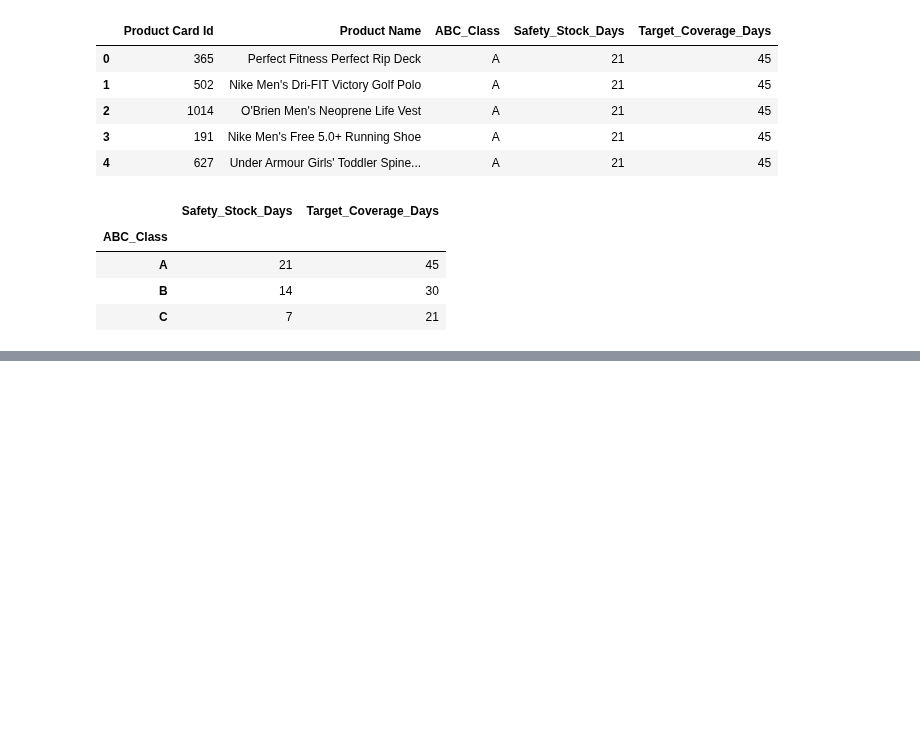
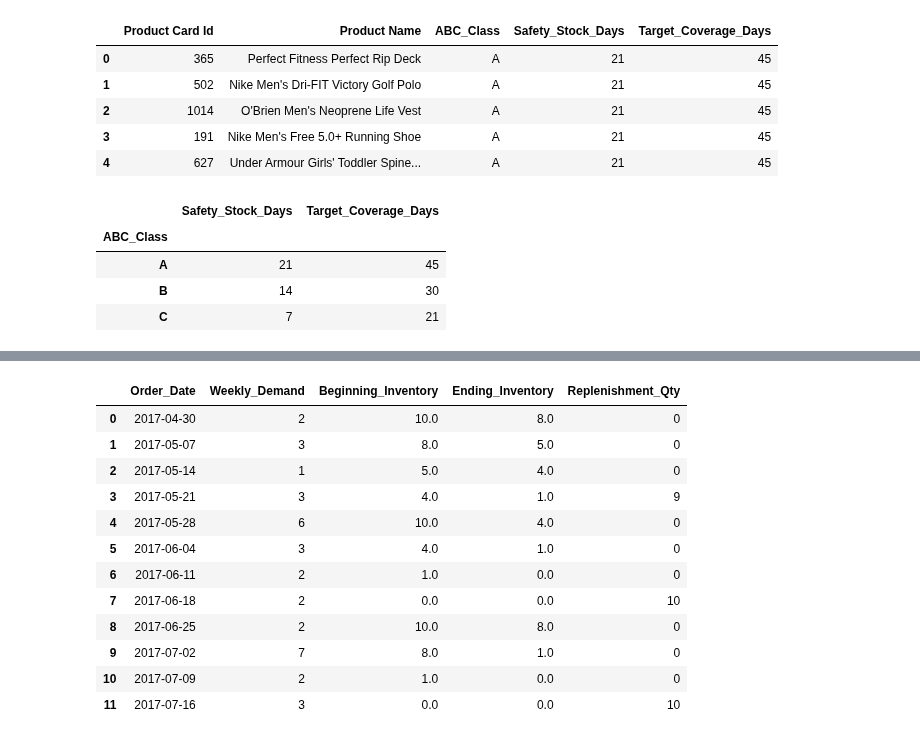
Before and after one commit to rsm-chl307/SupplyChain_Control_Tower_DataCo, a Jupyter notebook: notebooks/02_risk_metrics.ipynb, the cells around one changed output, grey strips where cells are left out. Saved outputs shown, nothing was run; the diff lists cells and outputs as text; code cells hidden in the pictures; blank space fills up the shorter version.

Commit message:
inventory on hand

```diff
--- a/notebooks/02_risk_metrics.ipynb
+++ b/notebooks/02_risk_metrics.ipynb
@@ -828,0 +1024,9 @@ inventory_policy.groupby(
+# %%
+# Inventory review cycle identifier
+
+inventory_snapshot["Review_Cycle"] = (
+    inventory_snapshot
+    .groupby("Product Card Id")
+    .cumcount()
+    // 4
+)
@@ -828,0 +1042,16 @@ inventory_policy.groupby(
+# %%
+# Inventory simulation metrics
+
+inventory_snapshot["Beginning_Inventory"] = np.nan
+
+inventory_snapshot["Ending_Inventory"] = np.nan
+
+inventory_snapshot["Replenishment_Qty"] = 0
+# %%
+# Target inventory level based on coverage policy
+
+inventory_snapshot["Target_Inventory"] = (
+    inventory_snapshot["Average_Daily_Demand"]
+    *
+    inventory_snapshot["Target_Coverage_Days"]
+).round().astype(int)
@@ -828,0 +1133,28 @@ inventory_policy.groupby(
+# %%
+inventory_snapshot[
+    inventory_snapshot["Product Card Id"]
+    ==
+    inventory_snapshot["Product Card Id"].iloc[0]
+][
+    [
+        "Order_Date",
+        "Weekly_Demand",
+        "Beginning_Inventory",
+        "Ending_Inventory",
+        "Replenishment_Qty"
+    ]
+].head(12)
+# %% [output]
+|  | Order_Date | Weekly_Demand | Beginning_Inventory | Ending_Inventory | Replenishment_Qty |
+| 0 | 2017-04-30 | 2 | 10.0 | 8.0 | 0 |
+| 1 | 2017-05-07 | 3 | 8.0 | 5.0 | 0 |
+| 2 | 2017-05-14 | 1 | 5.0 | 4.0 | 0 |
+| 3 | 2017-05-21 | 3 | 4.0 | 1.0 | 9 |
+| 4 | 2017-05-28 | 6 | 10.0 | 4.0 | 0 |
+| 5 | 2017-06-04 | 3 | 4.0 | 1.0 | 0 |
+| 6 | 2017-06-11 | 2 | 1.0 | 0.0 | 0 |
+| 7 | 2017-06-18 | 2 | 0.0 | 0.0 | 10 |
+| 8 | 2017-06-25 | 2 | 10.0 | 8.0 | 0 |
+| 9 | 2017-07-02 | 7 | 8.0 | 1.0 | 0 |
+| 10 | 2017-07-09 | 2 | 1.0 | 0.0 | 0 |
+| 11 | 2017-07-16 | 3 | 0.0 | 0.0 | 10 |
```
Also changed, not shown: parts of 16 cells of this notebook, 2 other files.
